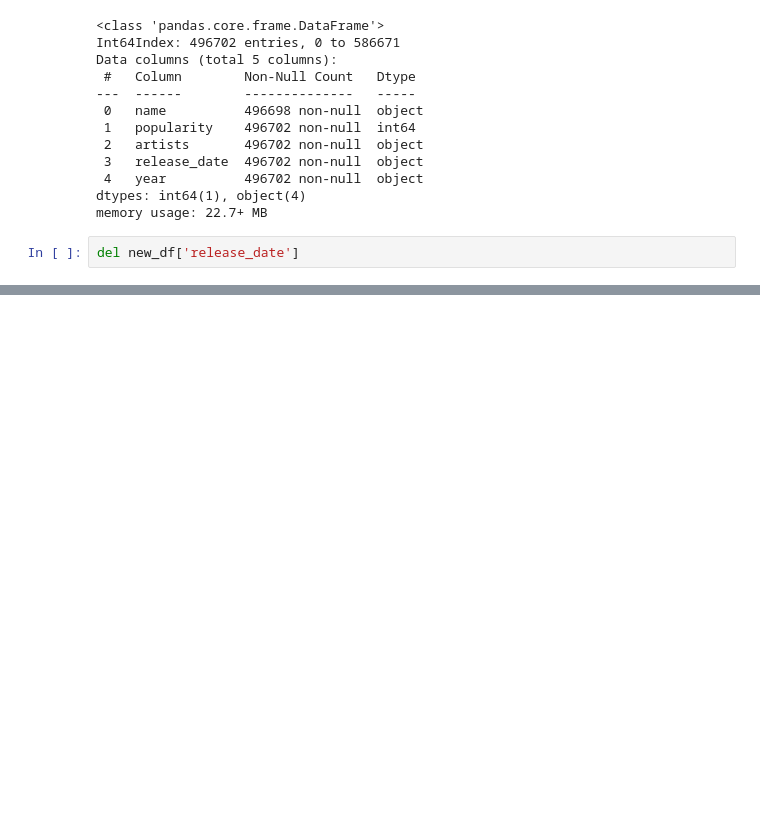
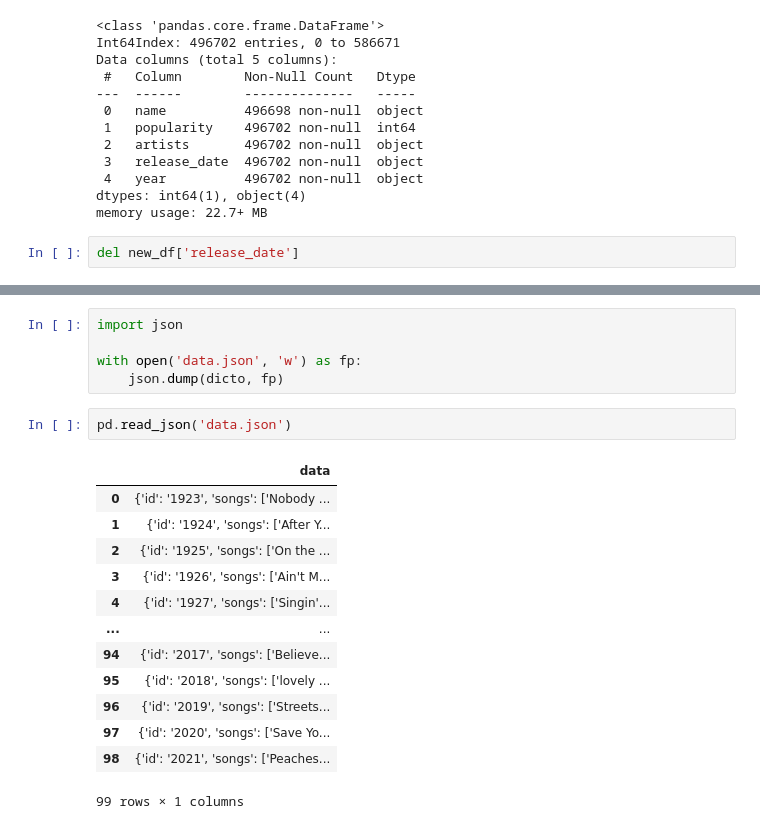
Before and after one commit to garykaiwong/SpotifyAnalysis, a Jupyter notebook: tracks_cleaner.ipynb, the cells around one changed output, grey strips where cells are left out. Saved outputs shown, nothing was run; the diff lists cells and outputs as text; blank space fills up the shorter version.

```diff
--- a/tracks_cleaner.ipynb
+++ b/tracks_cleaner.ipynb
@@ -87,0 +247,21 @@ new_df.to_csv('songs.csv')
+# %%
+import json
+
+with open('data.json', 'w') as fp:
+    json.dump(dicto, fp)
+# %%
+pd.read_json('data.json')
+# %% [output]
+|  | data |
+| 0 | {'id': '1923', 'songs': ['Nobody ... |
+| 1 | {'id': '1924', 'songs': ['After Y... |
+| 2 | {'id': '1925', 'songs': ['On the ... |
+| 3 | {'id': '1926', 'songs': ['Ain't M... |
+| 4 | {'id': '1927', 'songs': ['Singin'... |
+| ... | ... |
+| 94 | {'id': '2017', 'songs': ['Believe... |
+| 95 | {'id': '2018', 'songs': ['lovely ... |
+| 96 | {'id': '2019', 'songs': ['Streets... |
+| 97 | {'id': '2020', 'songs': ['Save Yo... |
+| 98 | {'id': '2021', 'songs': ['Peaches... |
+99 rows × 1 columns
```
Also changed, not shown: parts of 14 cells of this notebook, 1 other file.
